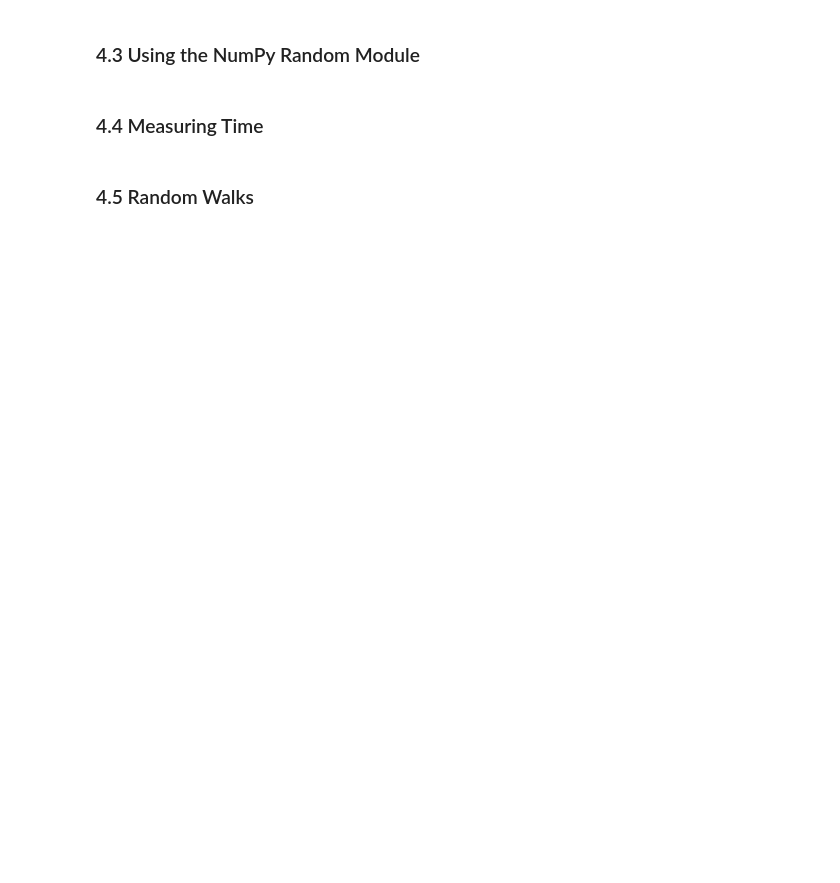
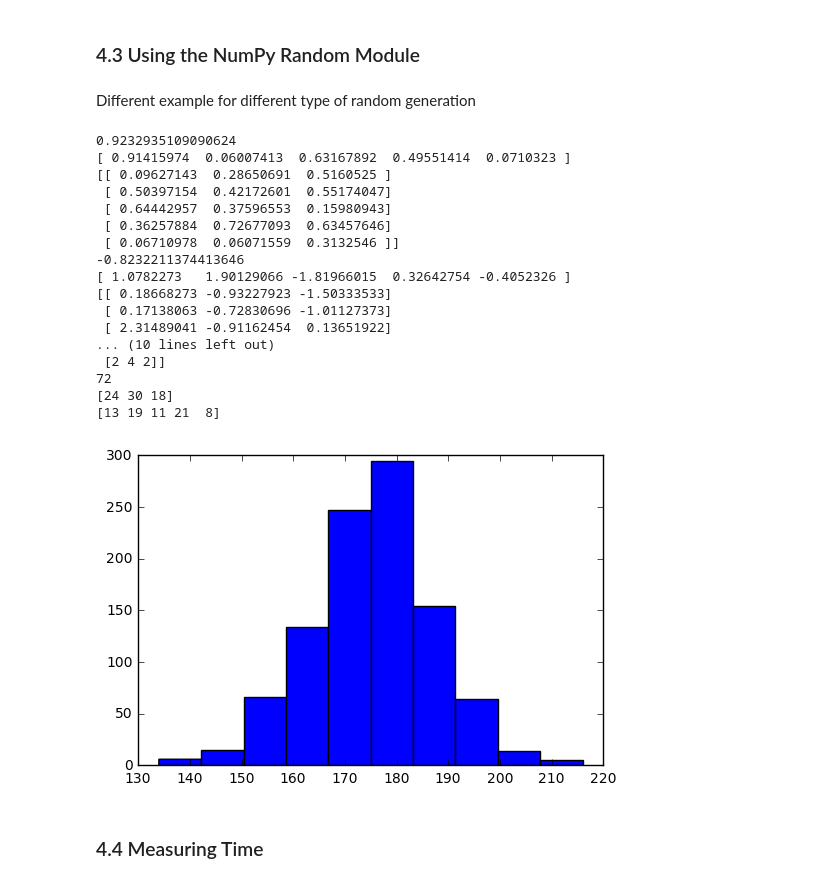
Before and after one commit to leduynguyen/Python-for-Research, a Jupyter notebook: Week 2/P4_Randomness_and_Time .ipynb, the cells around one changed output. Cells and saved outputs as stored; diff of their text form; code cells hidden in the pictures; blank space fills up the shorter version.

```diff
--- a/Week 2/P4_Randomness_and_Time .ipynb
+++ b/Week 2/P4_Randomness_and_Time .ipynb
@@ -35,4 +102,69 @@ range(1, 9)
 # %% [markdown]
 ### 4.3 Using the NumPy Random Module
+# %% [markdown]
+Different example for different type of random generation
+# %%
+import numpy as np
+import matplotlib.pyplot as plt
+
+# Random an 0-1 uniform distribution
+print(np.random.random())
+
+# Generate 1D array of 5 random numbers
+print(np.random.random(5))
+
+# Generate 2D array with 5 rows, 3 columns
+print(np.random.random((5,3)))
+
+# Generate the random number from standard normal distribution,
+# with mean = 0 for 1st argument and standard deviation = 1 for 2nd argument
+print(np.random.normal(0, 1))
+
+# Same as above but with 1D array
+print(np.random.normal(0, 1, 5))
+
+# Same as above but with 2D array 5 rows, 3 columns
+print(np.random.normal(0, 1, (5,3)))
+
+# Random an integer number from 1 to 7
+print(np.random.randint(1, 7))
+
+# Random integer number for an table 3 rows, 5 colums from 1 to 7
+print(np.random.randint(1, 7, (3,5)))
+
+# Sum the array
+X = np.random.randint(1,10, (5,3))
+print(X)
+# Sum all the array
+print(np.sum(X))
+# Sum all rows
+print(np.sum(X, axis=0))
+# Sum all columns
+print(np.sum(X, axis=1))
+
+# Histogram
+X = np.random.randint(1, 7, (1000,50))
+Y = np.sum(X, axis=1)
+plt.hist(Y)
+plt.show()
+# %% [output]
+0.9232935109090624
+[ 0.91415974  0.06007413  0.63167892  0.49551414  0.0710323 ]
+[[ 0.09627143  0.28650691  0.5160525 ]
+ [ 0.50397154  0.42172601  0.55174047]
+ [ 0.64442957  0.37596553  0.15980943]
+ [ 0.36257884  0.72677093  0.63457646]
+ [ 0.06710978  0.06071559  0.3132546 ]]
+-0.8232211374413646
+[ 1.0782273   1.90129066 -1.81966015  0.32642754 -0.4052326 ]
+[[ 0.18668273 -0.93227923 -1.50333533]
+ [ 0.17138063 -0.72830696 -1.01127373]
+ [ 2.31489041 -0.91162454  0.13651922]
+... (10 lines left out)
+ [2 4 2]]
+72
+[24 30 18]
+[13 19 11 21  8]
+[figure, added]
 # %% [markdown]
 ### 4.4 Measuring Time
@@ -45,2 +170,0 @@ end_time = time.clock()
-# %% [markdown]
-### 4.5 Random Walks
```
Also changed, not shown: parts of 14 cells of this notebook, 2 other files.
